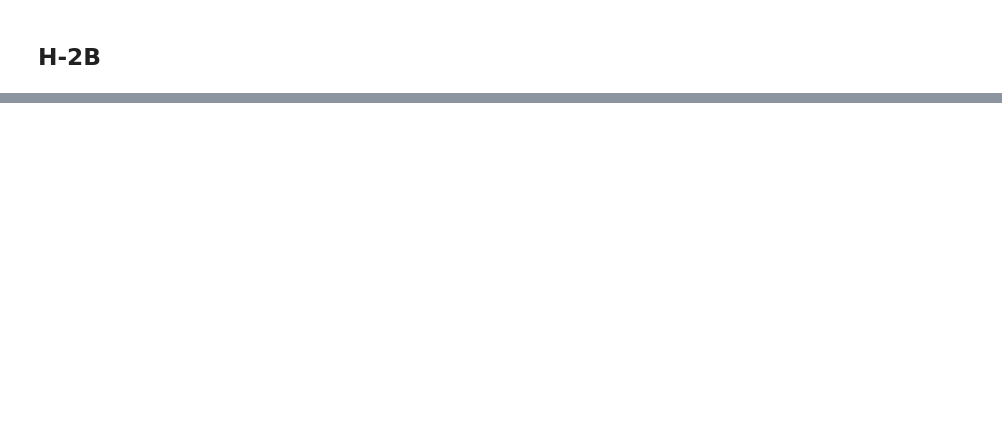
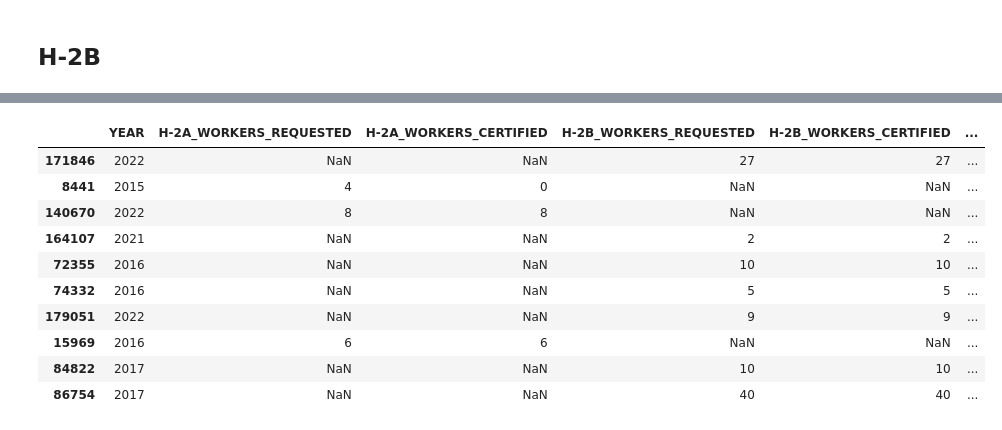
Before and after one commit to persistence-of-time/data-journalism-final-data-analysis, a Jupyter notebook: h-2a-h-2b_guest_worker_program_visa_analisys_2015-2022q2.ipynb, the cells around one changed output, grey strips where cells are left out. Saved outputs shown, nothing was run; the diff lists cells and outputs as text; code cells hidden in the pictures; blank space fills up the shorter version.

```diff
--- a/h-2a-h-2b_guest_worker_program_visa_analisys_2015-2022q2.ipynb
+++ b/h-2a-h-2b_guest_worker_program_visa_analisys_2015-2022q2.ipynb
@@ -423,11 +370,11 @@ h2b_2016 = pd.read_excel ("data/H-2B_Disclosure_Data_FY2016.xlsx", usecols=col_l
 h2a_2015 = pd.read_excel ("data/H-2A_Disclosure_Data_FY2015.xlsx", usecols=col_list)
 h2b_2015 = pd.read_excel ("data/H-2B_Disclosure_Data_FY2015.xlsx", usecols=col_list)
 # %%
-# The two column names that I need for both h2a and h2b are the sames name for all these sets.
-# they are: "YEAR", "NBR_WORKERS_REQUESTED", "NBR_WORKERS_CERTIFIED"
-# Found info using the .info on the df
+
 
 #I'm going to append a year column to all the dfs so we can combined them into 1
+
+#2019
 h2a_2019.insert(loc=0, column="YEAR", value="2019")
 h2b_2019.insert(loc=0, column="YEAR", value="2019")
 
@@ -444,8 +391,8 @@ h2a_2016.insert(loc=0, column="YEAR", value="2016")
 h2b_2016.insert(loc=0, column="YEAR", value="2016")
 
 #2015
-h2a_2015.insert(loc=0, column="YEAR", value="2016")
-h2b_2015.insert(loc=0, column="YEAR", value="2016")
+h2a_2015.insert(loc=0, column="YEAR", value="2015")
+h2b_2015.insert(loc=0, column="YEAR", value="2015")
 # %%
 # combining all the h2a and h2b data
 h2a_2015to2019 = pd.concat([h2a_2015, h2a_2016, h2a_2017, h2a_2018, h2a_2019], ignore_index=True)
@@ -485,0 +407,5 @@ memory usage: 957.3+ KB
+# %%
+#RENAIMING COLUMNS
+
+h2a_2015to2019 = h2a_2015to2019.rename(columns={"NBR_WORKERS_REQUESTED": "H-2A_WORKERS_REQUESTED"})
+h2a_2015to2019 = h2a_2015to2019.rename(columns={"NBR_WORKERS_CERTIFIED": "H-2A_WORKERS_CERTIFIED"})
@@ -485,0 +508,23 @@ memory usage: 957.3+ KB
+# %%
+#Lets combine ALL visas here for the range 2015 to 2022:
+
+h2ab_2015to2022 = pd.concat([h2ab_2015to2019, h2ab_2020to2022], ignore_index=True)
+
+pd.set_option('precision', 0)
+
+h2ab_2015to2022['H-2A_WORKERS_NEEDED'] = h2ab_2015to2022['H-2A_WORKERS_NEEDED'].astype(float, errors = 'raise')
+
+
+h2ab_2015to2022.sample(10)
+# %% [output]
+|  | YEAR | H-2A_WORKERS_REQUESTED | H-2A_WORKERS_CERTIFIED | H-2B_WORKERS_REQUESTED | H-2B_WORKERS_CERTIFIED | ... |
+| 171846 | 2022 | NaN | NaN | 27 | 27 | ... |
+| 8441 | 2015 | 4 | 0 | NaN | NaN | ... |
+| 140670 | 2022 | 8 | 8 | NaN | NaN | ... |
+| 164107 | 2021 | NaN | NaN | 2 | 2 | ... |
+| 72355 | 2016 | NaN | NaN | 10 | 10 | ... |
+| 74332 | 2016 | NaN | NaN | 5 | 5 | ... |
+| 179051 | 2022 | NaN | NaN | 9 | 9 | ... |
+| 15969 | 2016 | 6 | 6 | NaN | NaN | ... |
+| 84822 | 2017 | NaN | NaN | 10 | 10 | ... |
+| 86754 | 2017 | NaN | NaN | 40 | 40 | ... |
```
Also changed, not shown: parts of 76 cells of this notebook.
